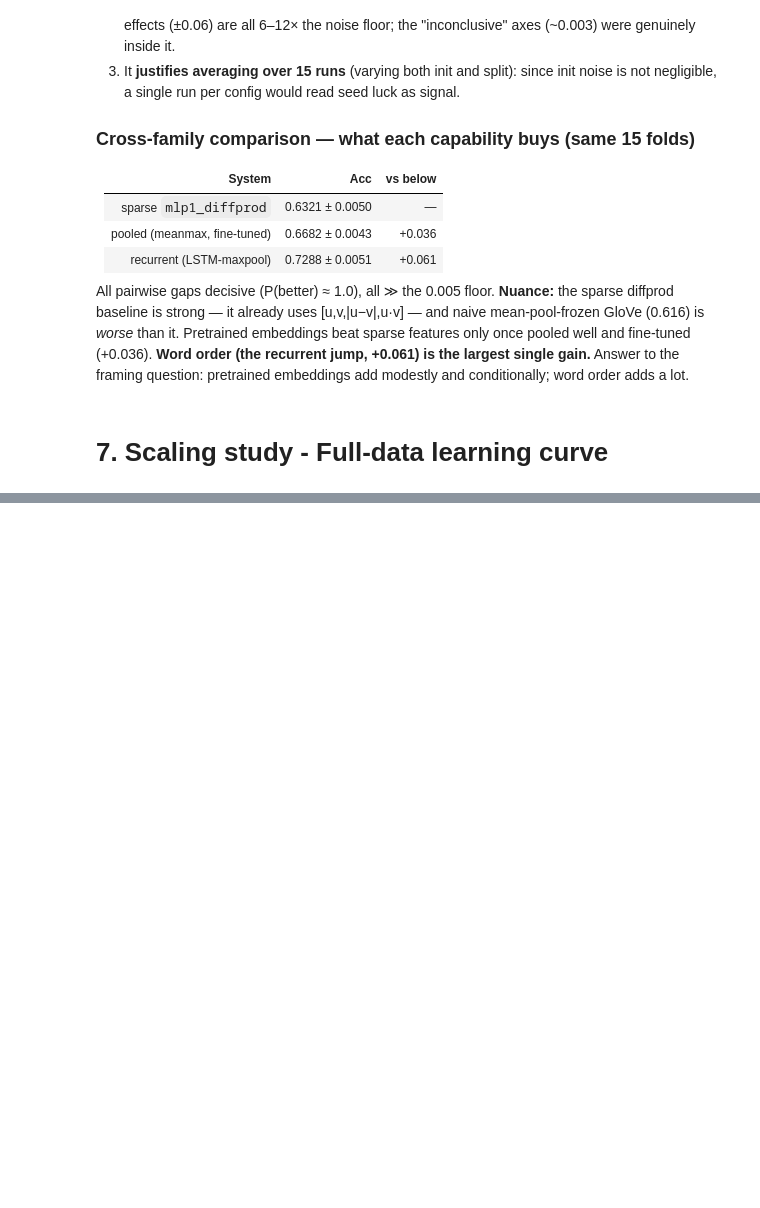
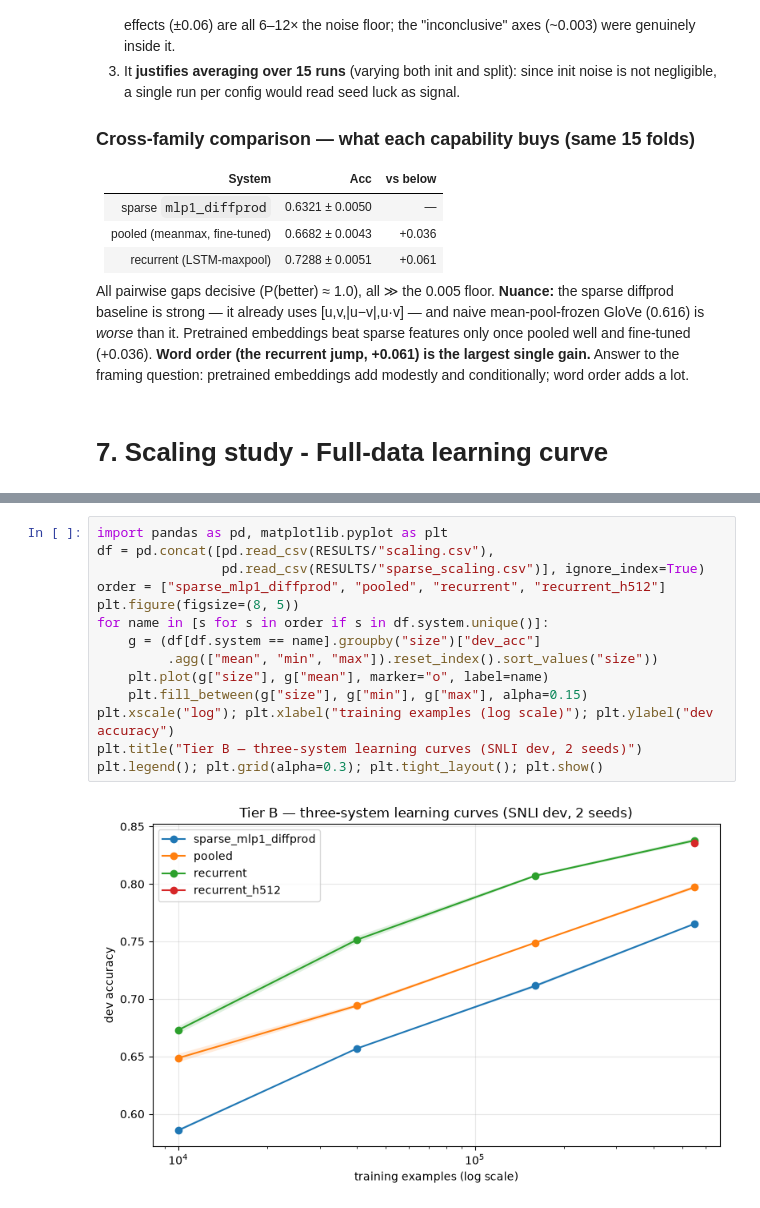
Before and after one commit to vvaitsopoulou/nlp2proj, a Jupyter notebook: part2/part2_anna.ipynb, the cells around one changed output, grey strips where cells are left out. Drawn from its saved outputs; the diff is of its cells as text; blank space fills up the shorter version.

Commit message:
add sparse comparison

```diff
--- a/part2/part2_anna.ipynb
+++ b/part2/part2_anna.ipynb
@@ -1261,0 +1328,16 @@ word order adds a lot.
+# %%
+import pandas as pd, matplotlib.pyplot as plt
+df = pd.concat([pd.read_csv(RESULTS/"scaling.csv"),
+                pd.read_csv(RESULTS/"sparse_scaling.csv")], ignore_index=True)
+order = ["sparse_mlp1_diffprod", "pooled", "recurrent", "recurrent_h512"]
+plt.figure(figsize=(8, 5))
+for name in [s for s in order if s in df.system.unique()]:
+    g = (df[df.system == name].groupby("size")["dev_acc"]
+         .agg(["mean", "min", "max"]).reset_index().sort_values("size"))
+    plt.plot(g["size"], g["mean"], marker="o", label=name)
+    plt.fill_between(g["size"], g["min"], g["max"], alpha=0.15)
+plt.xscale("log"); plt.xlabel("training examples (log scale)"); plt.ylabel("dev accuracy")
+plt.title("Tier B — three-system learning curves (SNLI dev, 2 seeds)")
+plt.legend(); plt.grid(alpha=0.3); plt.tight_layout(); plt.show()
+# %% [output]
+[figure, added]
```
Also changed, not shown: parts of 2 cells of this notebook, 4 other files.
